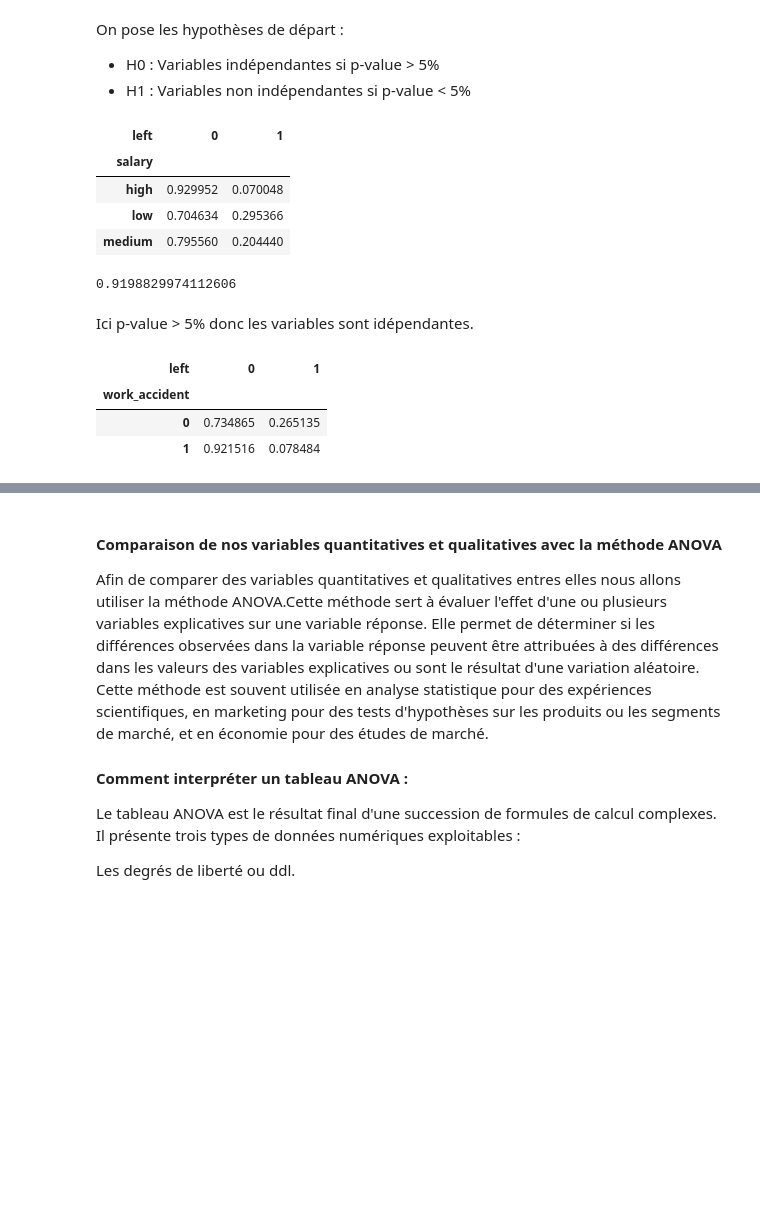
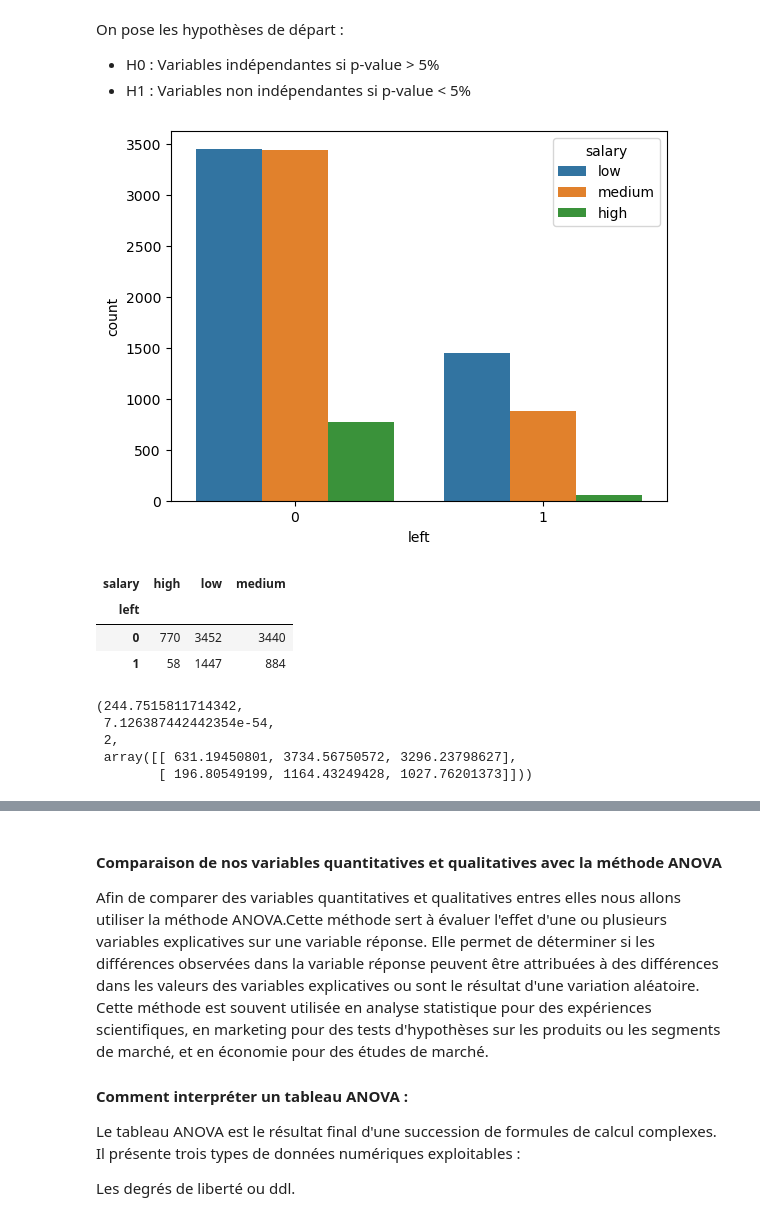
Before and after one commit to Gadeux/Projet-BI---Emma-et-Sarah, a Jupyter notebook: BI-Sarah et Emma.ipynb, the cells around one changed output, grey strips where cells are left out. Drawn from its saved outputs; the diff is of its cells as text; code cells hidden in the pictures; blank space fills up the shorter version.

```diff
--- a/BI-Sarah et Emma.ipynb
+++ b/BI-Sarah et Emma.ipynb
@@ -767,28 +747,31 @@ On pose les hypothèses de départ :
 - H0 : Variables indépendantes si p-value > 5%
 - H1 : Variables non indépendantes si p-value < 5%
 # %%
-df_ls = pd.crosstab(bidata['salary'], bidata['left'], normalize='index')
-df_ls
+# diagramme à barre de la variable
+sns.countplot(x='left', hue='salary', data=bidata);
 # %% [output]
-| left | 0 | 1 |
-| salary |  |  |
-| high | 0.929952 | 0.070048 |
-| low | 0.704634 | 0.295366 |
-| medium | 0.795560 | 0.204440 |
+[figure, added]
 # %%
-#calcule de la contingence
-from scipy.stats import chi2_contingency
-Khi2_obs, p_value, ddl, effectif_theorique = chi2_contingency(df_ls)
-p_value
+# Hypothèses pour cette comparaison
+# H0 : la proportion de personne qui démissionne de l'entreprise est indépendante du salaire
+# H1 : la proportion de personne qui démissionne de l'entreprise est corrélée au salaire
-# %% [output]
-0.9198829974112606
-# %% [markdown]
-Ici p-value > 5% donc les variables sont idépendantes.
-# %%
-df_lwa= pd.crosstab(bidata['work_accident'],bidata['left'], normalize='index')
-df_lwa
-# %% [output]
-| left | 0 | 1 |
-| work_accident |  |  |
-| 0 | 0.734865 | 0.265135 |
-| 1 | 0.921516 | 0.078484 |
+# %%
+#tableau de contingence entre les variables 'left' et 'salary'
+df_ls = pd.crosstab(bidata['left'], bidata['salary'])
+df_ls
+# %% [output]
+| salary | high | low | medium |
+| left |  |  |  |
+| 0 | 770 | 3452 | 3440 |
+| 1 | 58 | 1447 | 884 |
+# %%
+# calcule de p-value
+from scipy.stats import chi2_contingency
+from scipy import stats
+stats.chi2_contingency(df_ls, correction = True)
+# %% [output]
+(244.7515811714342,
+ 7.126387442442354e-54,
+ 2,
+ array([[ 631.19450801, 3734.56750572, 3296.23798627],
+        [ 196.80549199, 1164.43249428, 1027.76201373]]))
```
Also changed, not shown: parts of 58 cells of this notebook.
